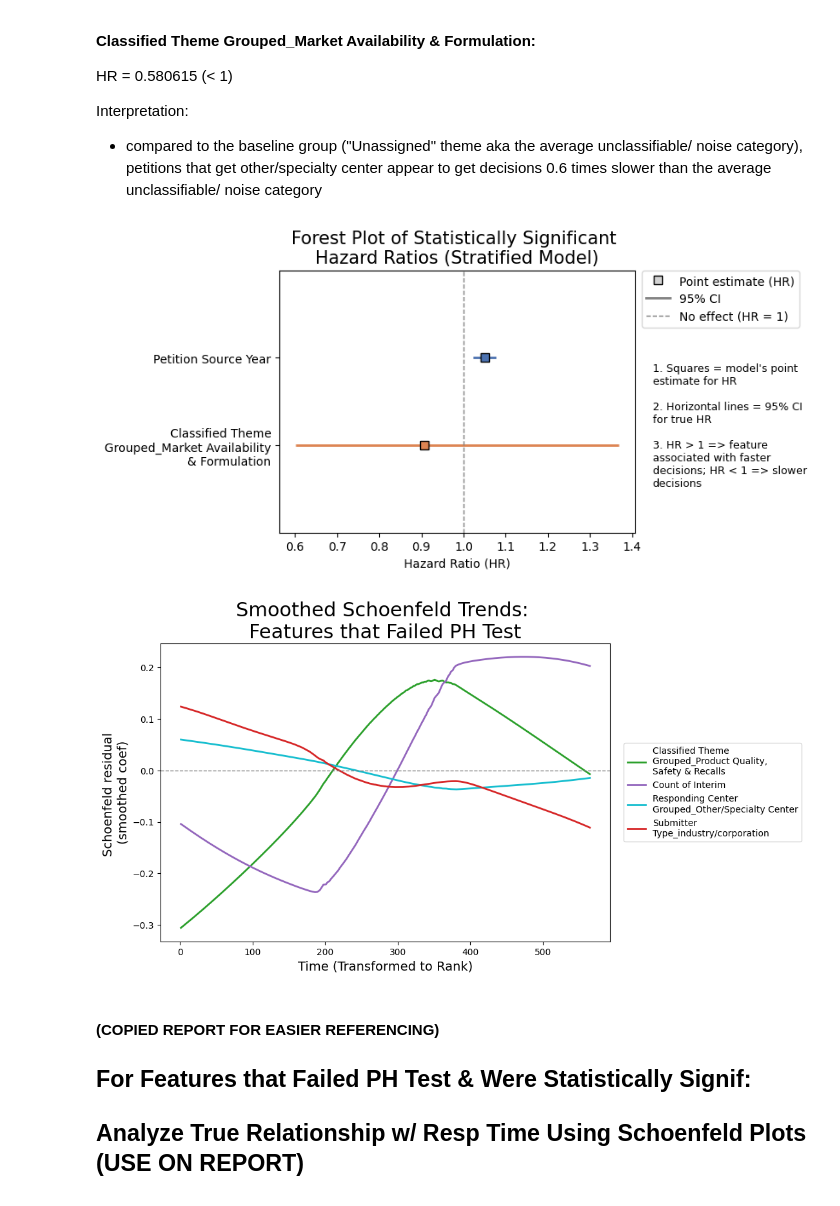
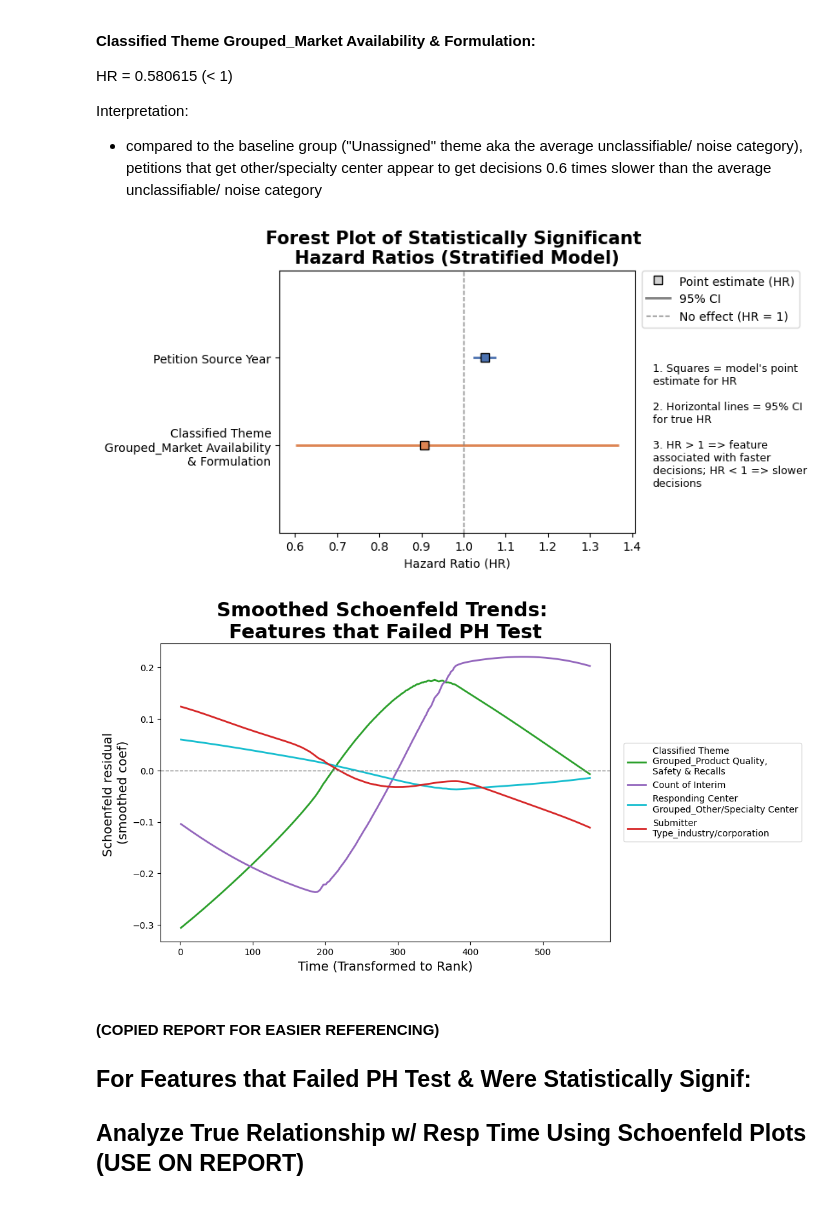
Before and after one commit to aanht/ucb-fda-citizen-project, a Jupyter notebook: all_years_eda_modeling/visuals_and_modeling.ipynb, the cells around one changed output. Drawn from its saved outputs; the diff is of its cells as text; code cells hidden in the pictures.

Commit message:
visuals

```diff
--- a/all_years_eda_modeling/visuals_and_modeling.ipynb
+++ b/all_years_eda_modeling/visuals_and_modeling.ipynb
@@ -885,7 +885,7 @@ ax.set_xlabel("Hazard Ratio (HR)")
 ax.set_ylim(-1, len(significant_non_failing))
 ax.invert_yaxis()  # optional: match lifelines order
 #ax.set_xscale("log")  # optional: log scale often clearer for HRs
-plt.title("Forest Plot of Statistically Significant \nHazard Ratios (Stratified Model)", fontsize=15)
+plt.title("Forest Plot of Statistically Significant \nHazard Ratios (Stratified Model)", fontsize=15, fontweight='bold')
 
 import textwrap
 wrapped_labels = []
@@ -896,34 +896,34 @@ for lbl in significant_non_failing:
         # fallback: wrap any very long label at ~28 chars
         wrapped_labels.append(textwrap.fill(lbl, width=28))
 
 ax.set_yticklabels(wrapped_labels)
 
 # add legend
 from matplotlib.lines import Line2D
 
 # create legend handles (generic, not per-feature)
 legend_handles = [
     Line2D([0], [0], marker='s', color='w', markerfacecolor='lightgray', markeredgecolor='k', markersize=7, label="Point estimate (HR)"),
     Line2D([0], [0], color='gray', lw=2, label="95% CI"),
     Line2D([0], [0], color='gray', lw=1, linestyle='--', label="No effect (HR = 1)")
 ]
 
 # make room on the right for legend / caption
 fig.subplots_adjust(right=0.72)
 
 # place legend to the right
 ax.legend(handles=legend_handles, loc='upper left', bbox_to_anchor=(1.02, 1), borderaxespad=0)
 
 # caption / explanatory key (adjust position if it overlaps)
 caption = ("\n\n\n\n1. Squares = model's point estimate for HR \n"
            "\n2. Horizontal lines = 95% CI for true HR\n"
            "\n3. HR > 1 => feature associated with faster decisions; HR < 1 => slower decisions")
 fig.text(0.75, 0.5, caption, fontsize=9, va='center', ha='left', wrap=True)
 
 plt.savefig("forest_plot_stratified_model.png")
 plt.show()
 # %% [output]
-[figure, old version]
+[figure, new version]
 # %%
 # Extract and plot smoothed Schoenfeld lines for failing features
 from collections import OrderedDict
@@ -1024,7 +1024,7 @@ for i, (feat, (xg, yg)) in enumerate(curves.items()):
 plt.axhline(0, color="gray", linestyle="--", linewidth=1)
 plt.xlabel("Time (Transformed to Rank)", fontsize=14)
 plt.ylabel("Schoenfeld residual \n(smoothed coef)", fontsize=14)
-plt.title("Smoothed Schoenfeld Trends: \nFeatures that Failed PH Test", fontsize=22)
+plt.title("Smoothed Schoenfeld Trends: \nFeatures that Failed PH Test", fontsize=22, fontweight='bold')
 
 # FINAL LEGEND CALL: Pass the lines and the pre-wrapped labels
 # Use a separate legend call to avoid conflicts from the previous attempt
@@ -1039,7 +1039,7 @@ plt.legend(
 plt.savefig("combined_schoenfeld_trends.png", bbox_inches="tight")
 plt.show()
 # %% [output]
-[figure, old version]
+[figure, new version]
 # %% [markdown]
 #### (COPIED REPORT FOR EASIER REFERENCING)
 ## For Features that Failed PH Test & Were Statistically Signif:
```
Also changed, not shown: 3 other files.
